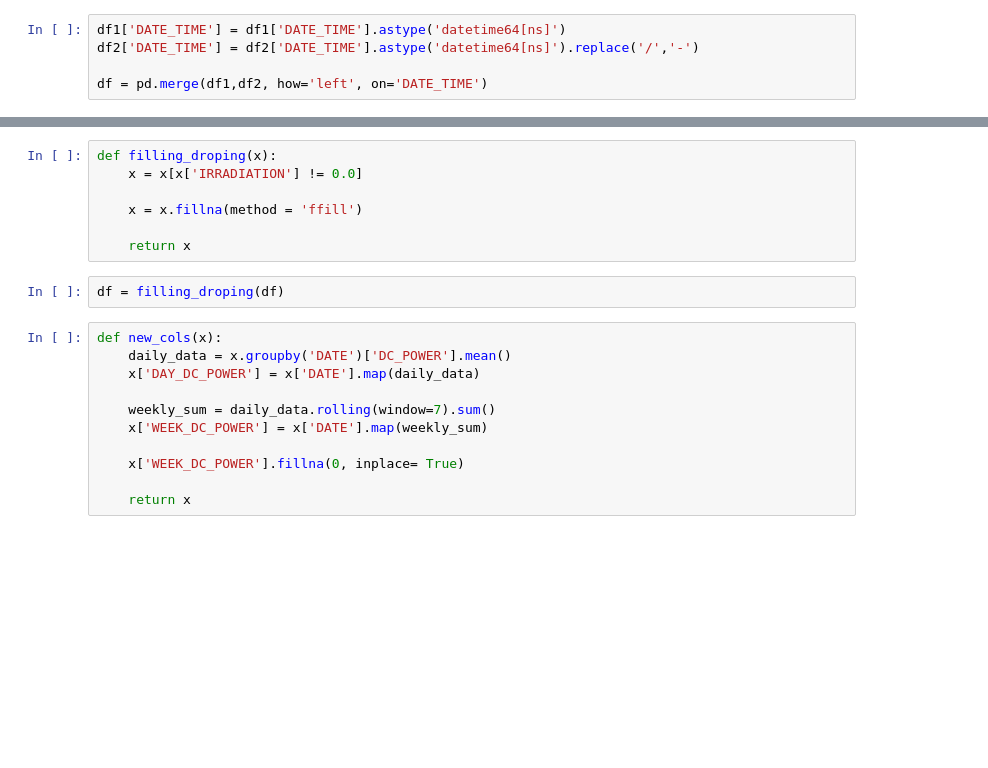
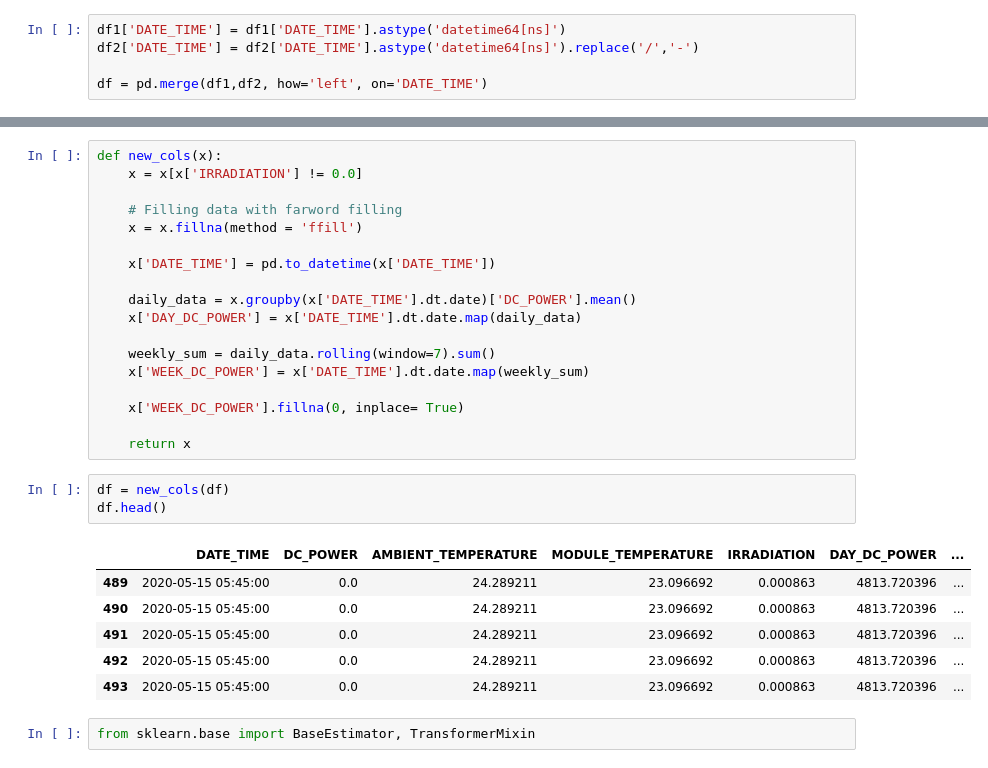
Before and after one commit to Karthik5412/Solar-Energy, a Jupyter notebook: pipeline.ipynb, the cells around one changed output, grey strips where cells are left out. Cells and saved outputs as stored; diff of their text form; blank space fills up the shorter version.

```diff
--- a/pipeline.ipynb
+++ b/pipeline.ipynb
@@ -25,21 +26,31 @@ df.head()
-# %%
-def filling_droping(x):
-    x = x[x['IRRADIATION'] != 0.0]
-
-    x = x.fillna(method = 'ffill')
-
-    return x
+# %%
+def new_cols(x):
+    x = x[x['IRRADIATION'] != 0.0]
+
+    # Filling data with farword filling
+    x = x.fillna(method = 'ffill')
+
+    x['DATE_TIME'] = pd.to_datetime(x['DATE_TIME'])
+
+    daily_data = x.groupby(x['DATE_TIME'].dt.date)['DC_POWER'].mean()
+    x['DAY_DC_POWER'] = x['DATE_TIME'].dt.date.map(daily_data)
+
+    weekly_sum = daily_data.rolling(window=7).sum()
+    x['WEEK_DC_POWER'] = x['DATE_TIME'].dt.date.map(weekly_sum)
+
+    x['WEEK_DC_POWER'].fillna(0, inplace= True)
+
+    return x
 # %%
-df = filling_droping(df)
+df = new_cols(df)
+df.head()
+# %% [output]
+|  | DATE_TIME | DC_POWER | AMBIENT_TEMPERATURE | MODULE_TEMPERATURE | IRRADIATION | DAY_DC_POWER | ... |
+| 489 | 2020-05-15 05:45:00 | 0.0 | 24.289211 | 23.096692 | 0.000863 | 4813.720396 | ... |
+| 490 | 2020-05-15 05:45:00 | 0.0 | 24.289211 | 23.096692 | 0.000863 | 4813.720396 | ... |
+| 491 | 2020-05-15 05:45:00 | 0.0 | 24.289211 | 23.096692 | 0.000863 | 4813.720396 | ... |
+| 492 | 2020-05-15 05:45:00 | 0.0 | 24.289211 | 23.096692 | 0.000863 | 4813.720396 | ... |
+| 493 | 2020-05-15 05:45:00 | 0.0 | 24.289211 | 23.096692 | 0.000863 | 4813.720396 | ... |
-# %%
-def new_cols(x):
-    daily_data = x.groupby('DATE')['DC_POWER'].mean()
-    x['DAY_DC_POWER'] = x['DATE'].map(daily_data)
-
-    weekly_sum = daily_data.rolling(window=7).sum()
-    x['WEEK_DC_POWER'] = x['DATE'].map(weekly_sum)
-
-    x['WEEK_DC_POWER'].fillna(0, inplace= True)
-
-    return x
+# %%
+from sklearn.base import BaseEstimator, TransformerMixin
 # %%
```
Also changed, not shown: parts of 29 cells of this notebook, 1 other file.
